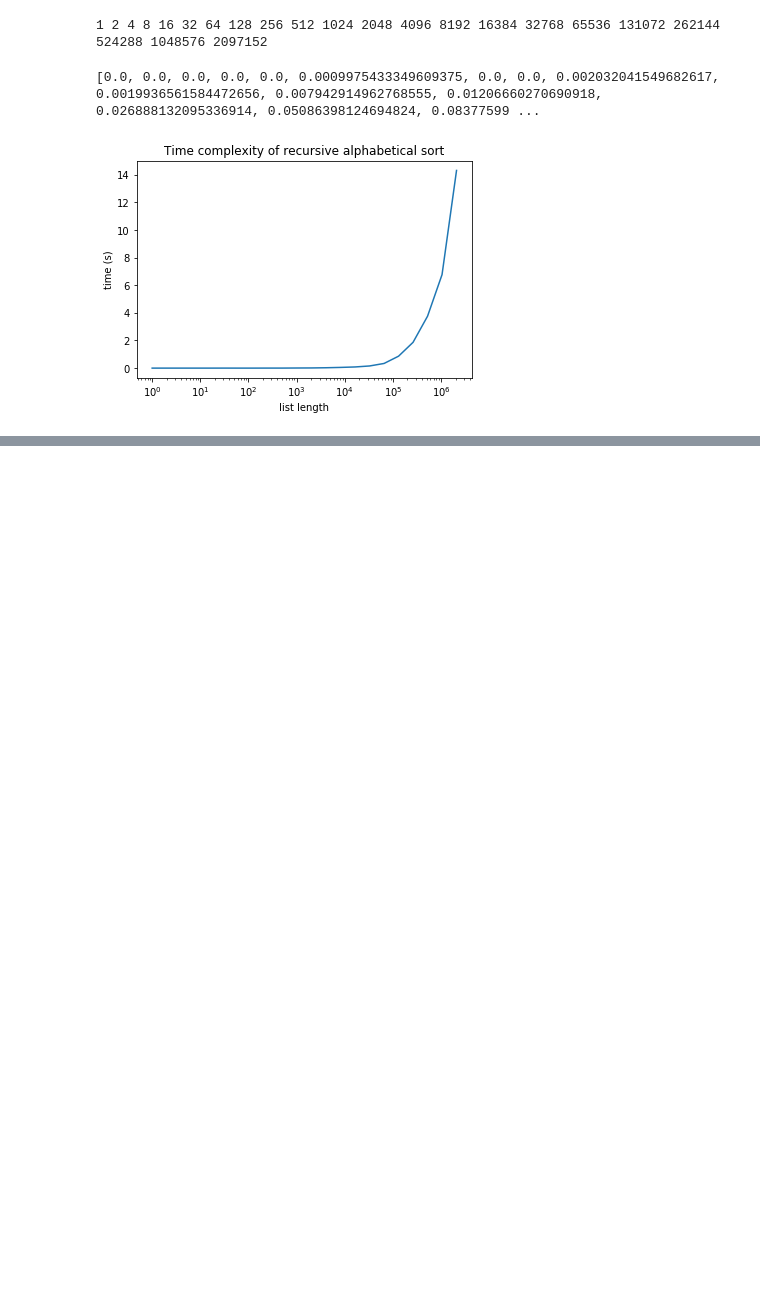
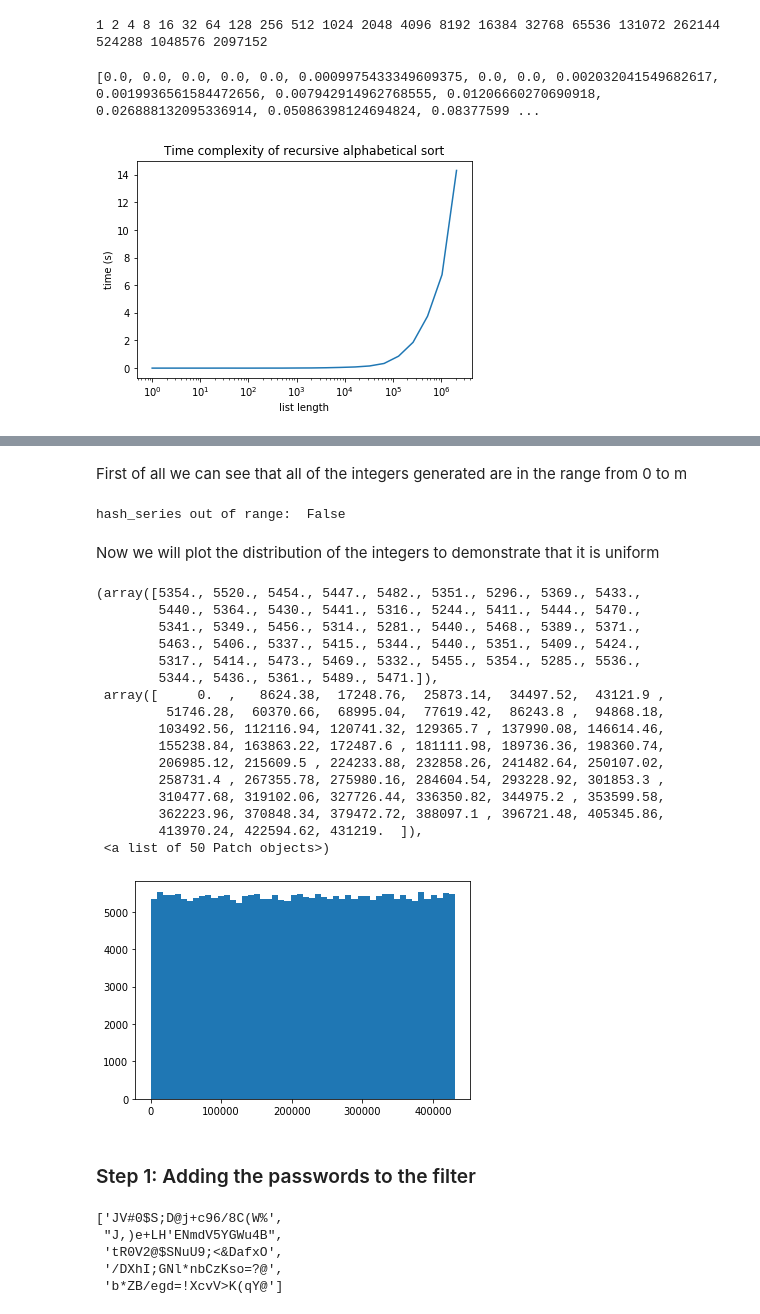
Before and after one commit to Debodeep94/ADM-HW4, a Jupyter notebook: main.ipynb, the cells around one changed output, grey strips where cells are left out. Saved outputs shown, nothing was run; the diff lists cells and outputs as text; code cells hidden in the pictures; blank space fills up the shorter version.

Commit message:
ADDED a first resolution for task 1.

```diff
--- a/main.ipynb
+++ b/main.ipynb
@@ -222,0 +289,5 @@ plt.show()
+# %%
+n = 30000
+BF = BloomFilter(n, 0.001)
+m = BF.array_len
+k = BF.hash_count
@@ -222,0 +300,5 @@ plt.show()
+# %%
+ls_hash = []
+for pwd in passwords1[:n]:
+    for i in range(1, k+1):
+        ls_hash.append(BF.hash_mul(pwd, i))
@@ -222,0 +320,43 @@ plt.show()
+# %% [markdown]
+First of all we can see that all of the integers generated are in the range from 0 to m
+# %%
+print("hash_series out of range: ", hash_series.max() > m or hash_series.min() < 0)
+# %% [output]
+hash_series out of range:  False
+# %% [markdown]
+Now we will plot the distribution of the integers to demonstrate that it is uniform
+# %%
+import matplotlib.pyplot as plt
+
+plt.hist(ls_hash, bins = 50)
+# %% [output]
+(array([5354., 5520., 5454., 5447., 5482., 5351., 5296., 5369., 5433.,
+        5440., 5364., 5430., 5441., 5316., 5244., 5411., 5444., 5470.,
+        5341., 5349., 5456., 5314., 5281., 5440., 5468., 5389., 5371.,
+        5463., 5406., 5337., 5415., 5344., 5440., 5351., 5409., 5424.,
+        5317., 5414., 5473., 5469., 5332., 5455., 5354., 5285., 5536.,
+        5344., 5436., 5361., 5489., 5471.]),
+ array([     0.  ,   8624.38,  17248.76,  25873.14,  34497.52,  43121.9 ,
+         51746.28,  60370.66,  68995.04,  77619.42,  86243.8 ,  94868.18,
+        103492.56, 112116.94, 120741.32, 129365.7 , 137990.08, 146614.46,
+        155238.84, 163863.22, 172487.6 , 181111.98, 189736.36, 198360.74,
+        206985.12, 215609.5 , 224233.88, 232858.26, 241482.64, 250107.02,
+        258731.4 , 267355.78, 275980.16, 284604.54, 293228.92, 301853.3 ,
+        310477.68, 319102.06, 327726.44, 336350.82, 344975.2 , 353599.58,
+        362223.96, 370848.34, 379472.72, 388097.1 , 396721.48, 405345.86,
+        413970.24, 422594.62, 431219.  ]),
+ <a list of 50 Patch objects>)
+[figure, added]
+# %% [markdown]
+### Step 1: Adding the passwords to the filter
+# %%
+filepath = "data\passwords\passwords1.txt"
+with open(filepath, 'r') as f:
+    passwords1 = f.read().splitlines()
+passwords1[:5]
+# %% [output]
+['JV#0$S;D@j+c96/8C(W%',
+ "J,)e+LH'ENmdV5YGWu4B",
+ 'tR0V2@$SNuU9;<&DafxO',
+ '/DXhI;GNl*nbCzKso=?@',
+ 'b*ZB/egd=!XcvV>K(qY@']
```
Also changed, not shown: parts of 23 cells of this notebook, 4 other files.
